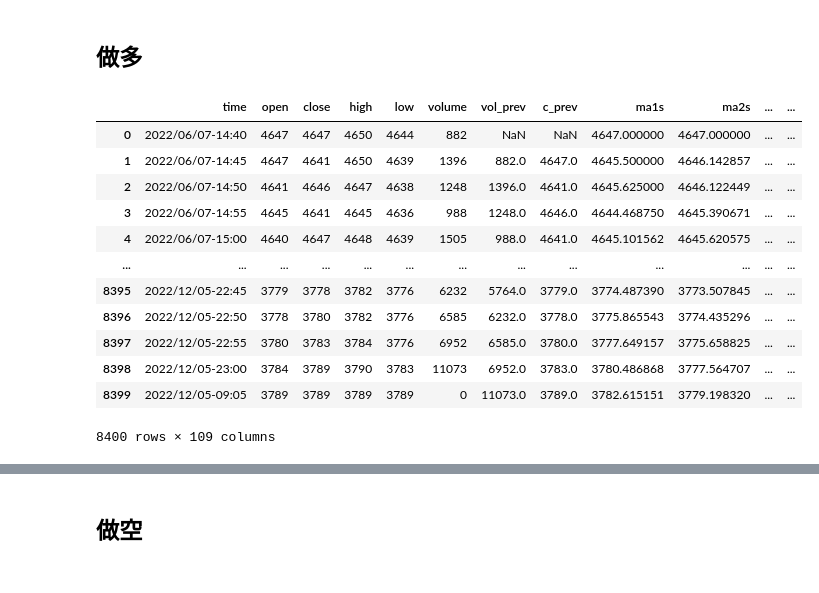
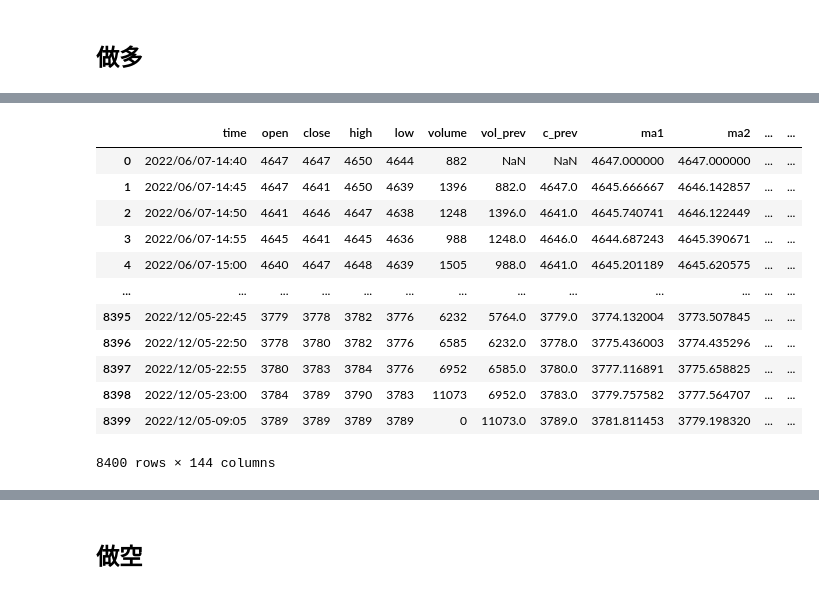
Before and after one commit to nuswgg/quants_qa, a Jupyter notebook: python/Py Quant Trading Practise/测试RB.ipynb, the cells around one changed output, grey strips where cells are left out. Cells and saved outputs as stored; diff of their text form; code cells hidden in the pictures.

```diff
--- a/python/Py Quant Trading Practise/测试RB.ipynb
+++ b/python/Py Quant Trading Practise/测试RB.ipynb
@@ -93,0 +149,6 @@ def get_win_loss_ration(trade_summary):
+# %%
+def get_price_pos(base):
+    baseC = base.copy()
+    for i in range(base.shape[1]):
+        baseC.iloc[:,i] = abs(base.iloc[:,i])
+    return np.argmin(baseC.values,axis=1)+1
@@ -517,7 +730,23 @@ rb2301_1204 = pd.read_csv('RB2301 20221204.csv')  # ,dtype={"SSS": int64}
 klines = rb2301_1204.filter(['time','open','close','high','low','volume'])
 # %%
 # 对均线的短中长周期设参数
-s1,s2,s3,m1,m2,m3,l1,l2,l3 = 7,13,21,21,34,55,55,89,144
+s1,s2,s3 = 8,16,32
+m1,m2,m3 = 32,64,128
+l1,l2,l3 = 128,256,512
+# s1,s2,s3 = 8,13,21
+# m1,m2,m3 = 21,34,55
+# l1,l2,l3 = 55,89,144
+kls=0.2
+klm=1
+kls=1.2
+zig1=0.4/100
+zig2=0.9/100
+zig3=1.6/100
 # %%
 # 对长上影/下影分类  ma_body 的2倍以上就是
 ups,lows = 2,2
+# %%
+# 对vol 最高第二高进行定位
+vs=12
+vm=46
+vl=120
@@ -681,18 +972,6 @@ def calc_base_data(klines):
 
     return klinesC
-# %%
-calc_base_data(klines)
-# %% [output]
-|  | time | open | close | high | low | volume | vol_prev | c_prev | ma1s | ma2s | ... | ... |
-| 0 | 2022/06/07-14:40 | 4647 | 4647 | 4650 | 4644 | 882 | NaN | NaN | 4647.000000 | 4647.000000 | ... | ... |
-| 1 | 2022/06/07-14:45 | 4647 | 4641 | 4650 | 4639 | 1396 | 882.0 | 4647.0 | 4645.500000 | 4646.142857 | ... | ... |
-| 2 | 2022/06/07-14:50 | 4641 | 4646 | 4647 | 4638 | 1248 | 1396.0 | 4641.0 | 4645.625000 | 4646.122449 | ... | ... |
-| 3 | 2022/06/07-14:55 | 4645 | 4641 | 4645 | 4636 | 988 | 1248.0 | 4646.0 | 4644.468750 | 4645.390671 | ... | ... |
-| 4 | 2022/06/07-15:00 | 4640 | 4647 | 4648 | 4639 | 1505 | 988.0 | 4641.0 | 4645.101562 | 4645.620575 | ... | ... |
-| ... | ... | ... | ... | ... | ... | ... | ... | ... | ... | ... | ... | ... |
-| 8395 | 2022/12/05-22:45 | 3779 | 3778 | 3782 | 3776 | 6232 | 5764.0 | 3779.0 | 3774.487390 | 3773.507845 | ... | ... |
-| 8396 | 2022/12/05-22:50 | 3778 | 3780 | 3782 | 3776 | 6585 | 6232.0 | 3778.0 | 3775.865543 | 3774.435296 | ... | ... |
-| 8397 | 2022/12/05-22:55 | 3780 | 3783 | 3784 | 3776 | 6952 | 6585.0 | 3780.0 | 3777.649157 | 3775.658825 | ... | ... |
-| 8398 | 2022/12/05-23:00 | 3784 | 3789 | 3790 | 3783 | 11073 | 6952.0 | 3783.0 | 3780.486868 | 3777.564707 | ... | ... |
-| 8399 | 2022/12/05-09:05 | 3789 | 3789 | 3789 | 3789 | 0 | 11073.0 | 3789.0 | 3782.615151 | 3779.198320 | ... | ... |
-8400 rows × 109 columns
+# %%
+# %time calc_base_data(klines)
+base=calc_base_data(klines)
+# %% [output]
@@ -698,0 +979,13 @@ calc_base_data(klines)
+|  | time | open | close | high | low | volume | vol_prev | c_prev | ma1 | ma2 | ... | ... |
+| 0 | 2022/06/07-14:40 | 4647 | 4647 | 4650 | 4644 | 882 | NaN | NaN | 4647.000000 | 4647.000000 | ... | ... |
+| 1 | 2022/06/07-14:45 | 4647 | 4641 | 4650 | 4639 | 1396 | 882.0 | 4647.0 | 4645.666667 | 4646.142857 | ... | ... |
+| 2 | 2022/06/07-14:50 | 4641 | 4646 | 4647 | 4638 | 1248 | 1396.0 | 4641.0 | 4645.740741 | 4646.122449 | ... | ... |
+| 3 | 2022/06/07-14:55 | 4645 | 4641 | 4645 | 4636 | 988 | 1248.0 | 4646.0 | 4644.687243 | 4645.390671 | ... | ... |
+| 4 | 2022/06/07-15:00 | 4640 | 4647 | 4648 | 4639 | 1505 | 988.0 | 4641.0 | 4645.201189 | 4645.620575 | ... | ... |
+| ... | ... | ... | ... | ... | ... | ... | ... | ... | ... | ... | ... | ... |
+| 8395 | 2022/12/05-22:45 | 3779 | 3778 | 3782 | 3776 | 6232 | 5764.0 | 3779.0 | 3774.132004 | 3773.507845 | ... | ... |
+| 8396 | 2022/12/05-22:50 | 3778 | 3780 | 3782 | 3776 | 6585 | 6232.0 | 3778.0 | 3775.436003 | 3774.435296 | ... | ... |
+| 8397 | 2022/12/05-22:55 | 3780 | 3783 | 3784 | 3776 | 6952 | 6585.0 | 3780.0 | 3777.116891 | 3775.658825 | ... | ... |
+| 8398 | 2022/12/05-23:00 | 3784 | 3789 | 3790 | 3783 | 11073 | 6952.0 | 3783.0 | 3779.757582 | 3777.564707 | ... | ... |
+| 8399 | 2022/12/05-09:05 | 3789 | 3789 | 3789 | 3789 | 0 | 11073.0 | 3789.0 | 3781.811453 | 3779.198320 | ... | ... |
+8400 rows × 144 columns
```
Also changed, not shown: parts of 68 cells of this notebook, 3 other files.
